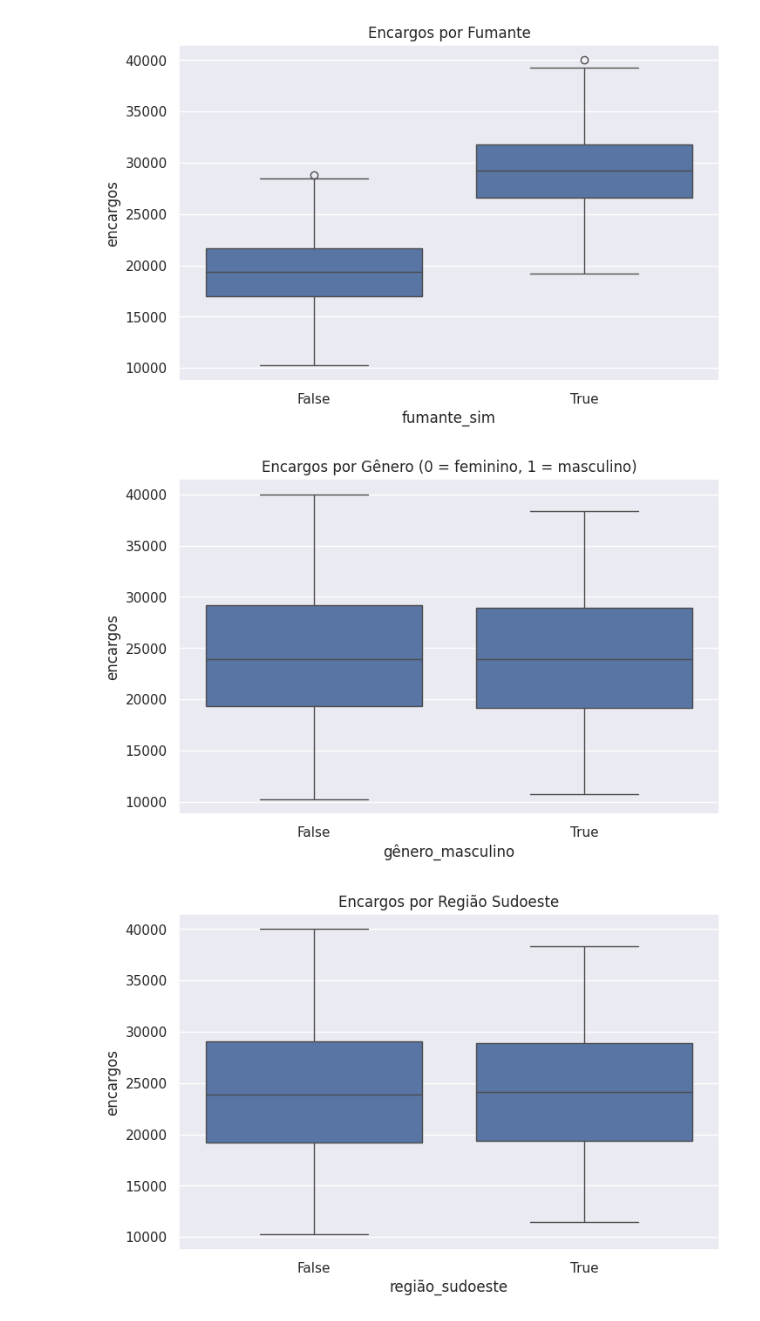
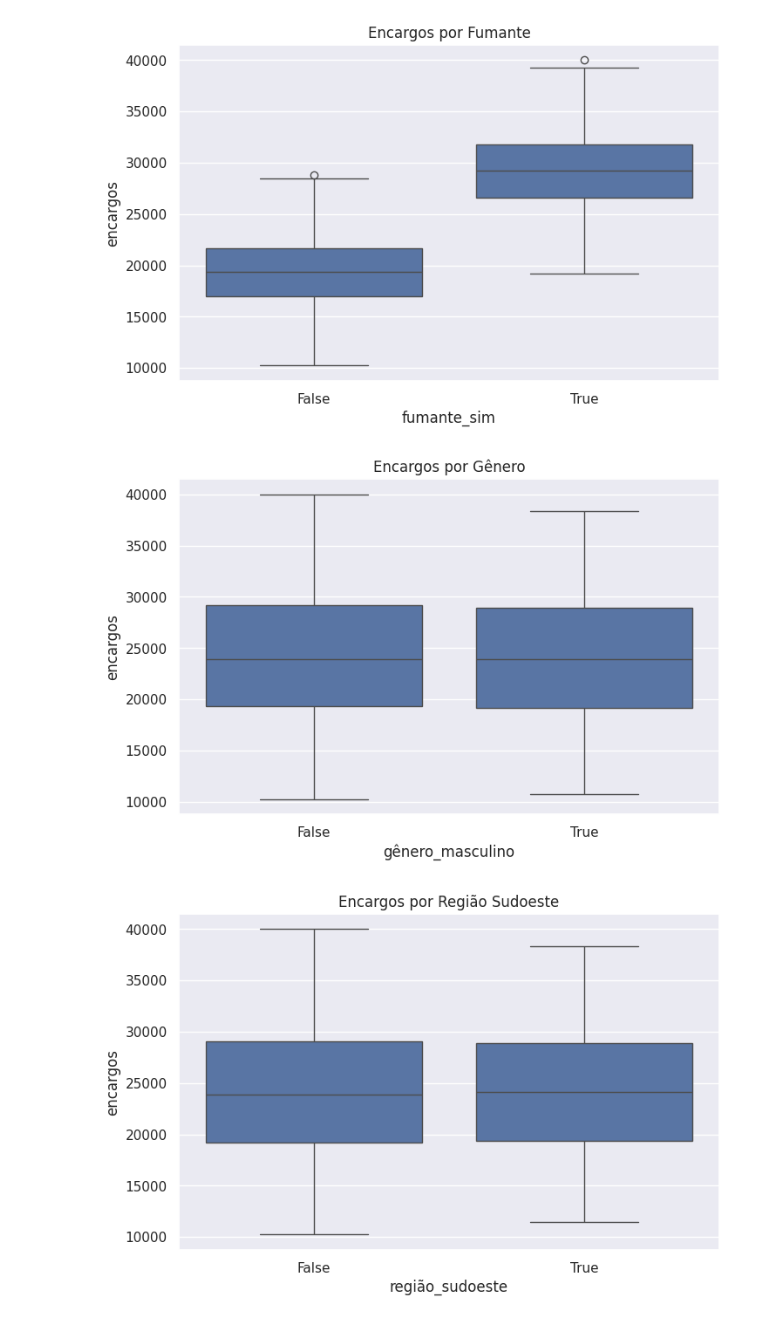
Before and after one commit to fid3lles/iadt-fiap, a Jupyter notebook: notebook/analise_preditiva_notebook.ipynb, the cells around one changed output. Drawn from its saved outputs; the diff is of its cells as text; code cells hidden in the pictures.

```diff
--- a/notebook/analise_preditiva_notebook.ipynb
+++ b/notebook/analise_preditiva_notebook.ipynb
@@ -91,11 +91,11 @@ plt.show()
 # %%
 # Boxplot: Gênero vs Encargos
 plt.figure(figsize=(8, 5))
 sns.boxplot(x='gênero_masculino', y='encargos', data=dataframe)
-plt.title('Encargos por Gênero (0 = feminino, 1 = masculino)')
+plt.title('Encargos por Gênero')
 plt.show()
 # %% [output]
-[figure, old version]
+[figure, new version]
 # %%
 # Boxplot: Região Sudoeste vs Encargos
 plt.figure(figsize=(8, 5))
```
Also changed, not shown: parts of 1 cell of this notebook, 1 other file.
